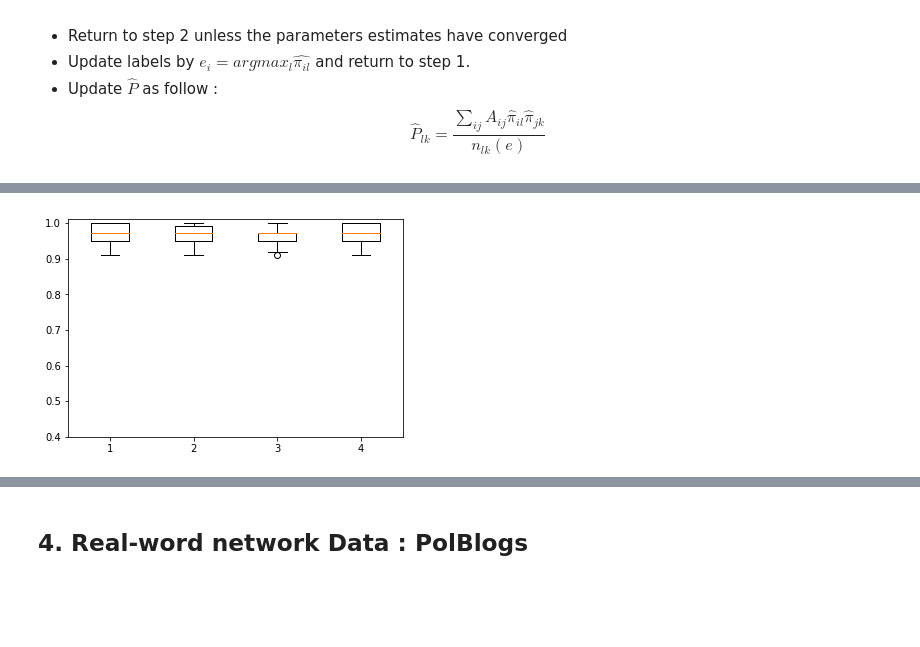
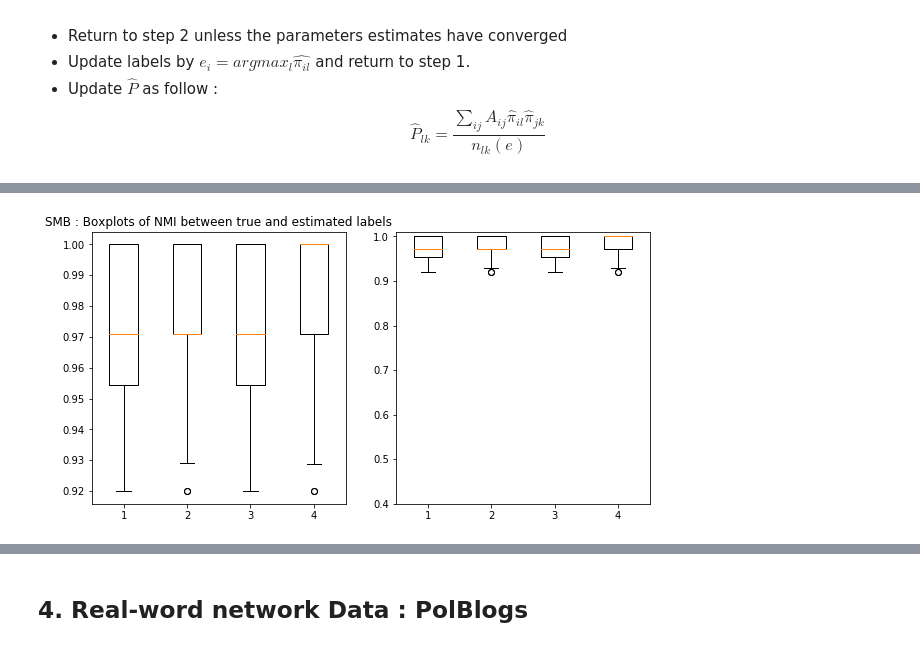
Before and after one commit to dam-grassman/community-project, a Jupyter notebook: Compressed Sensing.ipynb, the cells around one changed output, grey strips where cells are left out. Saved outputs shown, nothing was run; the diff lists cells and outputs as text; code cells hidden in the pictures; blank space fills up the shorter version.

```diff
--- a/Compressed Sensing.ipynb
+++ b/Compressed Sensing.ipynb
@@ -824,8 +736,9 @@ prod
 # %%
 initial_e = 2*Kmeans.labels_-1
-def CPL(graph, initial_e):
+
+def CPL_prediction(adjency_matrix, initial_e):
     e = initial_e
-    A =  graph.adjency_matrix
+    A =  adjency_matrix
     pi = np.array([(n-np.maximum(initial_e,0).sum())/n, np.maximum(initial_e,0).sum()/n])
     R = np.diag(pi)
     P = np.zeros((2,2))
@@ -986,9 +840,9 @@ class SBM :
 # %%
-def UPL(graph, initial_e):
+def UPL_prediction(adjency_matrix, initial_e):
 
     #Initialization of e, pu, R, P, lambda
     e = initial_e
-    A =  graph.adjency_matrix
+    A =  adjency_matrix
     pi = np.array([(n-np.maximum(initial_e,0).sum())/n, np.maximum(initial_e,0).sum()/n])
     R = np.diag(pi)
     P = np.zeros((2,2))
@@ -1053,42 +908,30 @@ SCR_values = []
 AEP_values = []
 EP_values = []
 UPL_values = []
+
+np.random.seed(10)
 for i in tqdm.tqdm_notebook(range(50)):
 
     graph = SBM(n = n, lambda_n = lambda_n, r = r, w = w)
 
     #SCR
-    V, Z = eig_laplacian_regularized(graph.adjency_matrix, 2, tau = tau)
-    Kmeans = KMeans(n_clusters=2, random_state=i, init ='random', n_init =40).fit(Z)
-    SCR_pred = Kmeans.labels_
+    SCR_pred = SCR_prediction(graph.adjency_matrix)
     NMI = normalized_mutual_info_score(labels_true = graph.labels, labels_pred = SCR_pred, average_method='arithmetic' )
     SCR_values.append(NMI)
 
     #AEP
-    U_A = U_from_laplacian_regularized(graph.adjency_matrix, 2, tau = tau)
-    AEP_pred = np.dot(np.dot(U_A[:,0].T, np.ones(n)), U_A[:,1]) -  np.dot(np.dot(U_A[:,1].T, np.ones(n)), U_A[:,0])
-    AEP_pred = np.sign(AEP_pred)
+    AEP_pred = AEP_prediction(graph.adjency_matrix)
     NMI = normalized_mutual_info_score(labels_true = graph.labels, labels_pred = AEP_pred, average_method='arithmetic' )
     AEP_values.append(NMI)
 
-    indices = np.argsort(np.abs(U_A[:,1]))[::-1] #Highest to smallest
-    em_pred = np.ones(n)
-    vec = np.zeros(n)
-    for i in range(300):
-        for j in range(300):
-            vec = np.zeros(n)
-            vec[indices[j]] = 2*(-1)**(max(0,em_pred[indices[j]]))
-            em_pred_ = em_pred + vec
-            if np.abs(np.dot(U_A.T, em_pred)[1]) < np.abs(np.dot(U_A.T, em_pred_)[1]):
-                #print(i,j)
-                em_pred = em_pred + vec
-                break
-    #print(em_pred)
-    NMI = normalized_mutual_info_score(labels_true = graph.labels, labels_pred = em_pred, average_method='arithmetic' )
+    #EP
+    EP_pred = EP_prediction(graph.adjency_matrix)
+    NMI = normalized_mutual_info_score(labels_true = graph.labels, labels_pred = EP_pred, average_method='arithmetic' )
     EP_values.append(NMI)
 
+    #UPL
     initial_e = 2*SCR_pred-1
-    UPL_pred = UPL(graph, initial_e)
+    UPL_pred = UPL_prediction(graph.adjency_matrix, initial_e)
     NMI = normalized_mutual_info_score(labels_true = graph.labels, labels_pred = UPL_pred, average_method='arithmetic' )
     UPL_values.append(NMI)
 # %% [output]
@@ -1106,9 +939,14 @@ plt.show()
 # %%
+plt.figure(figsize=(10,5))
+plt.subplot(121)
+plt.title('SMB : Boxplots of NMI between true and estimated labels')
+plt.boxplot([SCR_values,AEP_values,EP_values, UPL_values])
+plt.subplot(122)
 plt.ylim((0.4,1.01))
 plt.boxplot([SCR_values,AEP_values,EP_values, UPL_values])
 plt.show()
 # %% [output]
-[figure, old version]
+[figure, new version]
 # %%
 SCR_plt = []
 AEP_plt = []
```
Also changed, not shown: parts of 66 cells of this notebook.
